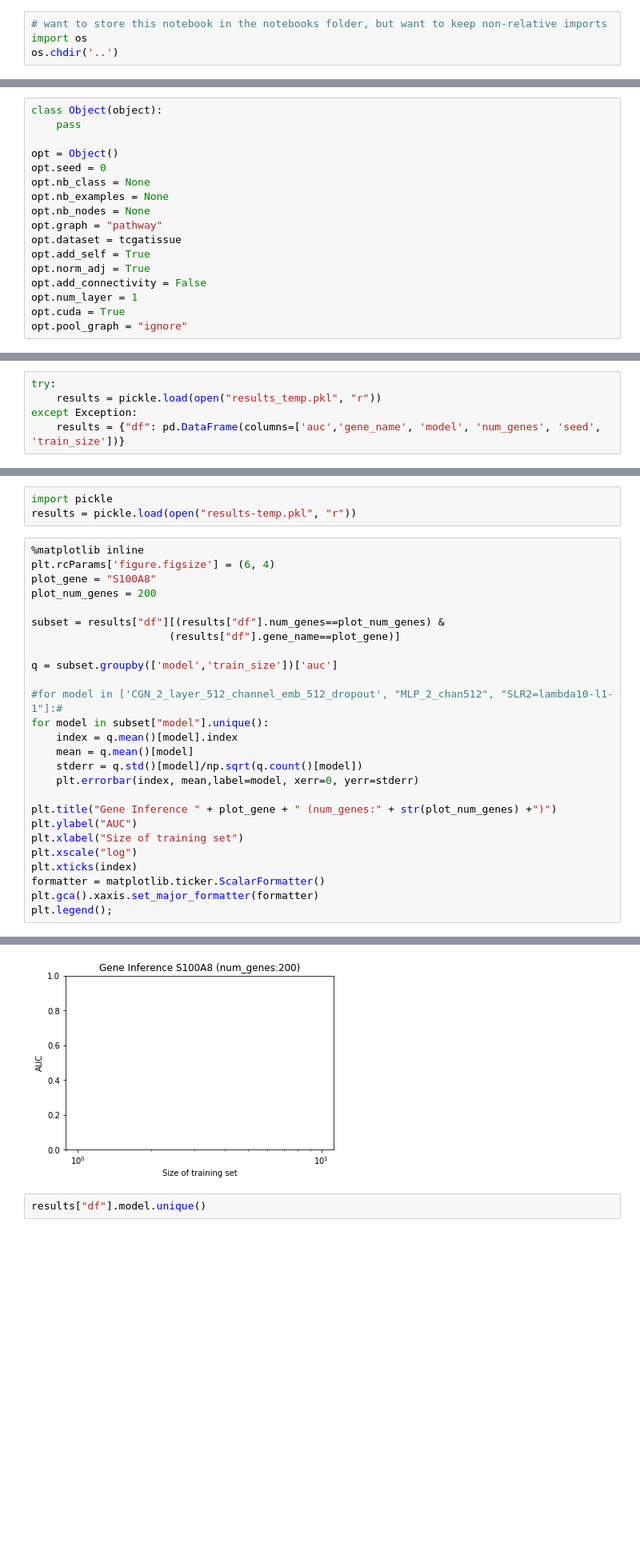
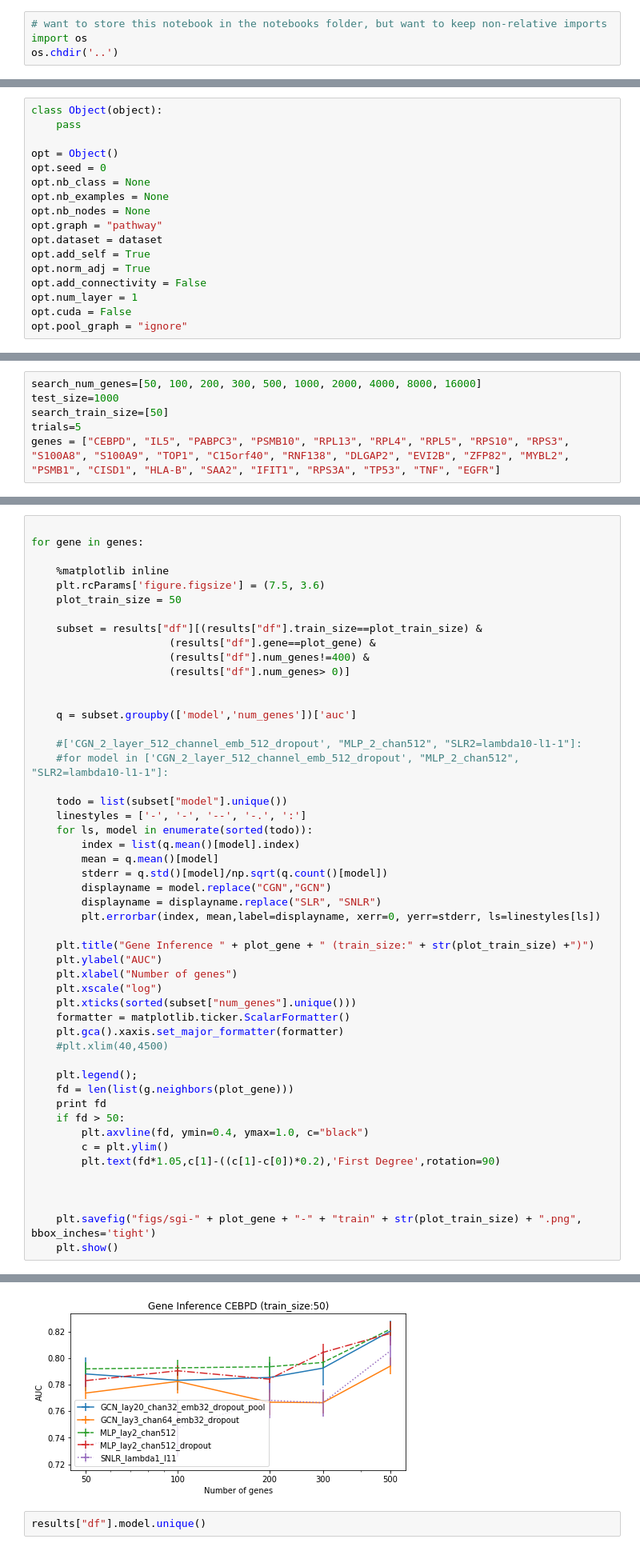
Before and after one commit to mila-iqia/gene-graph-conv, a Jupyter notebook: new_conv_graph/notebooks/fig5_train_models.ipynb, the cells around one changed output, grey strips where cells are left out. Shown at 80% size. Cells and saved outputs as stored; diff of their text form; blank space fills up the shorter version.

```diff
--- a/new_conv_graph/notebooks/fig5_train_models.ipynb
+++ b/new_conv_graph/notebooks/fig5_train_models.ipynb
@@ -34,10 +37,10 @@ opt.nb_class = None
 opt.nb_examples = None
 opt.nb_nodes = None
 opt.graph = "pathway"
-opt.dataset = tcgatissue
+opt.dataset = dataset
 opt.add_self = True
 opt.norm_adj = True
 opt.add_connectivity = False
 opt.num_layer = 1
-opt.cuda = True
+opt.cuda = False
 opt.pool_graph = "ignore"
@@ -283 +139,7 @@ class PyTorch(Method):
+# %%
+search_num_genes=[50, 100, 200, 300, 500, 1000, 2000, 4000, 8000, 16000]
+test_size=1000
+search_train_size=[50]
+trials=5
+genes = ["CEBPD", "IL5", "PABPC3", "PSMB10", "RPL13", "RPL4", "RPL5", "RPS10", "RPS3", "S100A8", "S100A9", "TOP1", "C15orf40", "RNF138", "DLGAP2", "EVI2B", "ZFP82", "MYBL2", "PSMB1", "CISD1", "HLA-B", "SAA2", "IFIT1", "RPS3A", "TP53", "TNF", "EGFR"]
 # %%
@@ -344,5 +204,0 @@ m = [
-# %%
-try:
-    results = pickle.load(open("results_temp.pkl", "r"))
-except Exception:
-    results = {"df": pd.DataFrame(columns=['auc','gene_name', 'model', 'num_genes', 'seed', 'train_size'])}
@@ -425,30 +205,51 @@ import pickle
-# %%
-import pickle
-results = pickle.load(open("results-temp.pkl", "r"))
 # %%
-%matplotlib inline
-plt.rcParams['figure.figsize'] = (6, 4)
-plot_gene = "S100A8"
-plot_num_genes = 200
 
-subset = results["df"][(results["df"].num_genes==plot_num_genes) &
-                      (results["df"].gene_name==plot_gene)]
+for gene in genes:
 
-q = subset.groupby(['model','train_size'])['auc']
+    %matplotlib inline
+    plt.rcParams['figure.figsize'] = (7.5, 3.6)
+    plot_train_size = 50
 
-#for model in ['CGN_2_layer_512_channel_emb_512_dropout', "MLP_2_chan512", "SLR2=lambda10-l1-1"]:#
-for model in subset["model"].unique():
-    index = q.mean()[model].index
-    mean = q.mean()[model]
-    stderr = q.std()[model]/np.sqrt(q.count()[model])
-    plt.errorbar(index, mean,label=model, xerr=0, yerr=stderr)
+    subset = results["df"][(results["df"].train_size==plot_train_size) &
+                      (results["df"].gene==plot_gene) &
+                      (results["df"].num_genes!=400) &
+                      (results["df"].num_genes> 0)]
 
-plt.title("Gene Inference " + plot_gene + " (num_genes:" + str(plot_num_genes) +")")
-plt.ylabel("AUC")
-plt.xlabel("Size of training set")
-plt.xscale("log")
-plt.xticks(index)
-formatter = matplotlib.ticker.ScalarFormatter()
-plt.gca().xaxis.set_major_formatter(formatter)
-plt.legend();
+
+    q = subset.groupby(['model','num_genes'])['auc']
+
+    #['CGN_2_layer_512_channel_emb_512_dropout', "MLP_2_chan512", "SLR2=lambda10-l1-1"]:
+    #for model in ['CGN_2_layer_512_channel_emb_512_dropout', "MLP_2_chan512", "SLR2=lambda10-l1-1"]:
+
+    todo = list(subset["model"].unique())
+    linestyles = ['-', '-', '--', '-.', ':']
+    for ls, model in enumerate(sorted(todo)):
+        index = list(q.mean()[model].index)
+        mean = q.mean()[model]
+        stderr = q.std()[model]/np.sqrt(q.count()[model])
+        displayname = model.replace("CGN","GCN")
+        displayname = displayname.replace("SLR", "SNLR")
+        plt.errorbar(index, mean,label=displayname, xerr=0, yerr=stderr, ls=linestyles[ls])
+
+    plt.title("Gene Inference " + plot_gene + " (train_size:" + str(plot_train_size) +")")
+    plt.ylabel("AUC")
+    plt.xlabel("Number of genes")
+    plt.xscale("log")
+    plt.xticks(sorted(subset["num_genes"].unique()))
+    formatter = matplotlib.ticker.ScalarFormatter()
+    plt.gca().xaxis.set_major_formatter(formatter)
+    #plt.xlim(40,4500)
+
+    plt.legend();
+    fd = len(list(g.neighbors(plot_gene)))
+    print fd
+    if fd > 50:
+        plt.axvline(fd, ymin=0.4, ymax=1.0, c="black")
+        c = plt.ylim()
+        plt.text(fd*1.05,c[1]-((c[1]-c[0])*0.2),'First Degree',rotation=90)
+
+
+
+    plt.savefig("figs/sgi-" + plot_gene + "-" + "train" + str(plot_train_size) + ".png", bbox_inches='tight')
+    plt.show()
 # %% [output]
@@ -456,4 +258,4 @@ NameError: name 'index' is not defined
-[figure, old version]
+[figure, new version]
 # %%
 results["df"].model.unique()
 # %% [output]
```
Also changed, not shown: parts of 22 cells of this notebook, 6 other files.
